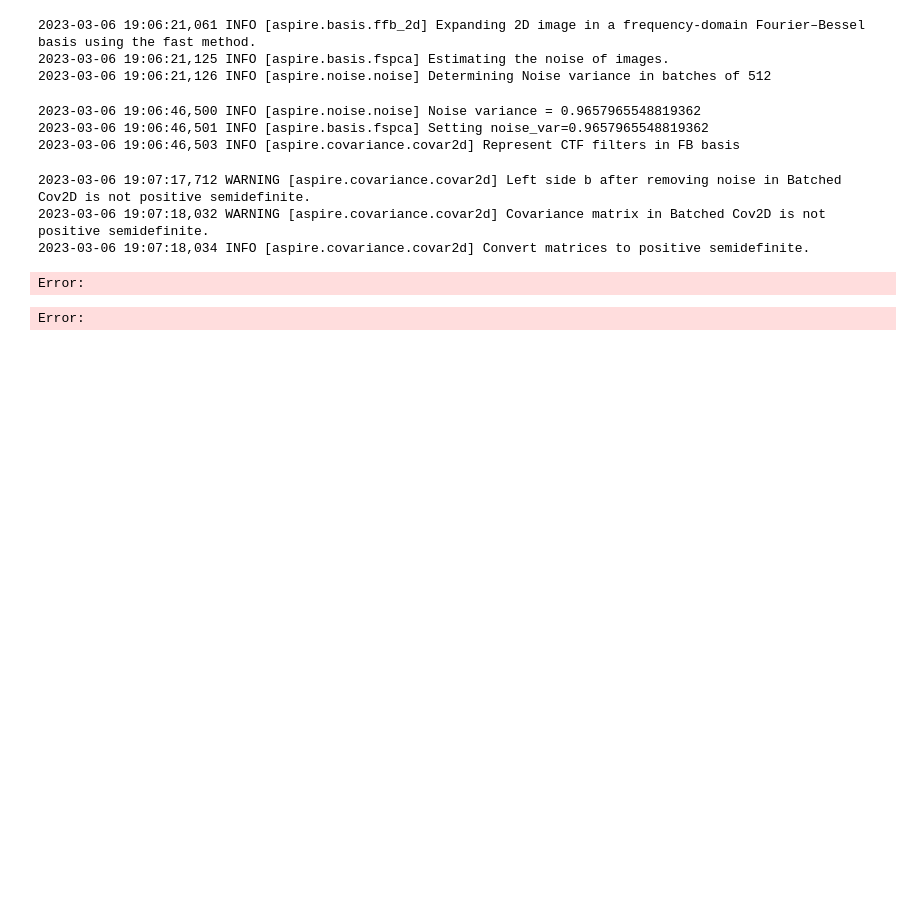
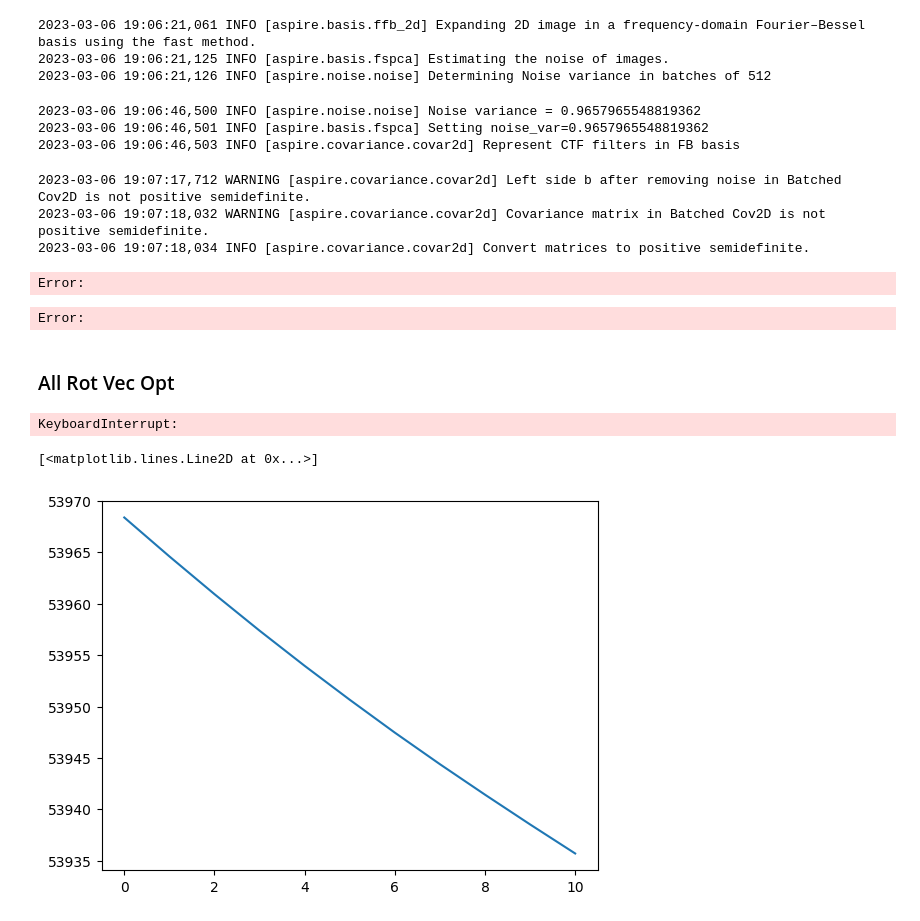
Before and after one commit to yqaddur1/ASPIRE-Python, a Jupyter notebook: aspire-code/volume/sim.ipynb, the cells around one changed output. Saved outputs shown, nothing was run; the diff lists cells and outputs as text; code cells hidden in the pictures; blank space fills up the shorter version.

```diff
--- a/aspire-code/volume/sim.ipynb
+++ b/aspire-code/volume/sim.ipynb
@@ -141,3 +141,5 @@ for s in tqdm(range(steps)):
 # %% [output]
 Error:
 Error:
+# %% [markdown]
+### All Rot Vec Opt
@@ -143,0 +195,40 @@ Error:
+# %%
+rotvecs_inners = torch.matmul(rot_vecs, torch.transpose(rot_vecs,0,1))
+# %%
+from tqdm.notebook import tqdm
+torch.set_grad_enabled(True)
+
+num_templates = 40
+lr = 0.1
+
+indices = torch.randperm(len(coefs))[:num_templates]
+coefs_copy = coefs.data.clone()
+#Z = coefs_copy[indices].requires_grad_(True)
+
+#max_filter_torch(Z, coefs, rotvecs_inners, basis, padding=400)
+
+#basis.max_filter_bank_fft(coefs[0].numpy(), Z.data.numpy(), 400)
+
+optim = torch.optim.Adam([Z], lr = lr)
+
+steps = 1000
+Z_hist = [Z.data.clone()]
+W_hist = []
+Zgrad_hist = []
+for s in tqdm(range(steps)):
+  optim.zero_grad()
+  W = max_filter_torch(Z, coefs, rotvecs_inners, basis, padding=400)
+  W_hist.append(W.data.clone().numpy())
+  #W.requires_grad = True
+  W.backward()
+  Zgrad_hist.append(Z.grad.clone())
+  optim.step()
+  Z_hist.append(Z.data.clone())
+# %% [output]
+KeyboardInterrupt:
+# %%
+import matplotlib.pyplot as plt
+plt.plot(W_hist[120:])
+# %% [output]
+[<matplotlib.lines.Line2D at 0x...>]
+[figure, added]
```
Also changed, not shown: parts of 5 cells of this notebook, 31 other files.
